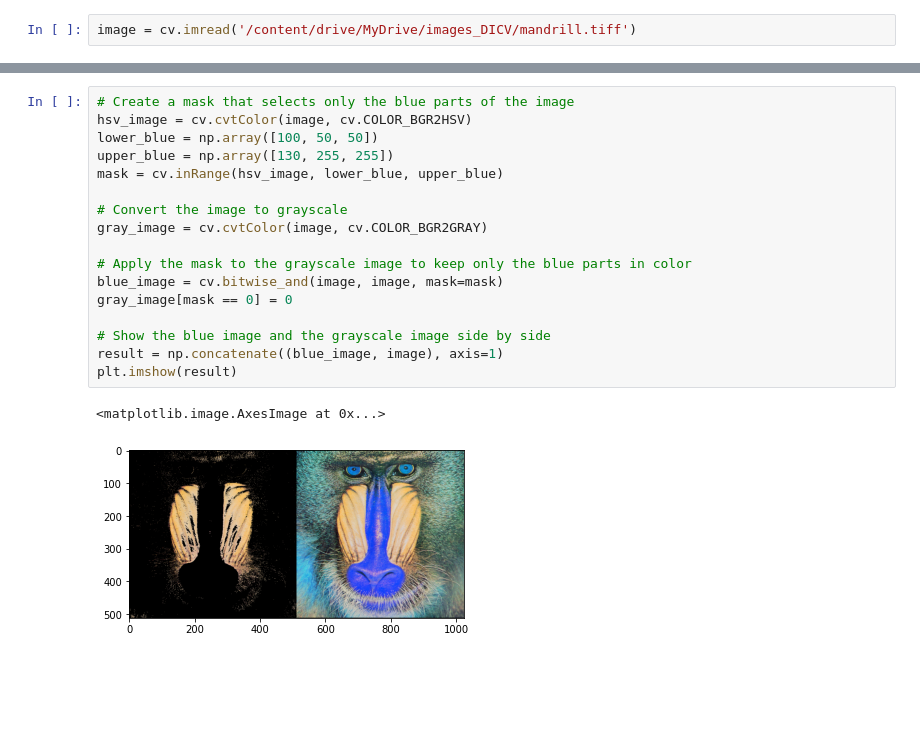
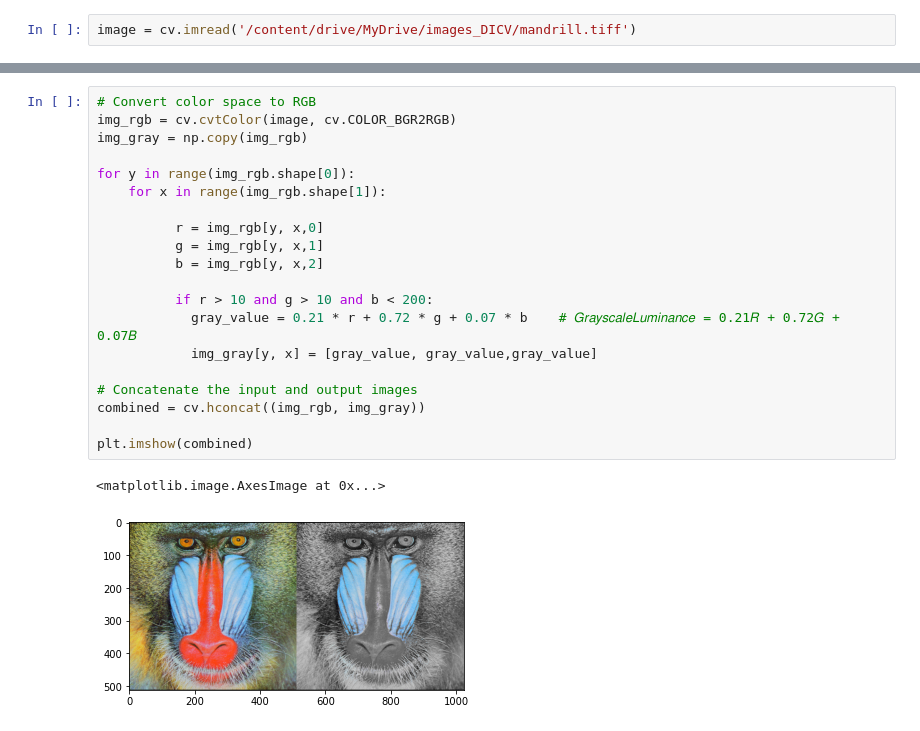
Before and after one commit to maryom99/DICV_2023_M, a Jupyter notebook: Week3_3I_Maryam.ipynb, the cells around one changed output, grey strips where cells are left out. Cells and saved outputs as stored; diff of their text form; blank space fills up the shorter version.

```diff
--- a/Week3_3I_Maryam.ipynb
+++ b/Week3_3I_Maryam.ipynb
@@ -295,20 +253,23 @@ cv2_imshow(result)
-# %%
-# Create a mask that selects only the blue parts of the image
-hsv_image = cv.cvtColor(image, cv.COLOR_BGR2HSV)
-lower_blue = np.array([100, 50, 50])
-upper_blue = np.array([130, 255, 255])
-mask = cv.inRange(hsv_image, lower_blue, upper_blue)
-
-# Convert the image to grayscale
-gray_image = cv.cvtColor(image, cv.COLOR_BGR2GRAY)
-
-# Apply the mask to the grayscale image to keep only the blue parts in color
-blue_image = cv.bitwise_and(image, image, mask=mask)
-gray_image[mask == 0] = 0
-
-# Show the blue image and the grayscale image side by side
-result = np.concatenate((blue_image, image), axis=1)
-plt.imshow(result)
-# %% [output]
-<matplotlib.image.AxesImage at 0x...>
-[figure, removed]
+# %%
+# Convert color space to RGB
+img_rgb = cv.cvtColor(image, cv.COLOR_BGR2RGB)
+img_gray = np.copy(img_rgb)
+
+for y in range(img_rgb.shape[0]):
+    for x in range(img_rgb.shape[1]):
+
+          r = img_rgb[y, x,0]
+          g = img_rgb[y, x,1]
+          b = img_rgb[y, x,2]
+
+          if r > 10 and g > 10 and b < 200:
+            gray_value = 0.21 * r + 0.72 * g + 0.07 * b    # 𝐺𝑟𝑎𝑦𝑠𝑐𝑎𝑙𝑒𝐿𝑢𝑚𝑖𝑛𝑎𝑛𝑐𝑒 = 0.21𝑅 + 0.72𝐺 + 0.07𝐵
+            img_gray[y, x] = [gray_value, gray_value,gray_value]
+
+# Concatenate the input and output images
+combined = cv.hconcat((img_rgb, img_gray))
+
+plt.imshow(combined)
+# %% [output]
+<matplotlib.image.AxesImage at 0x...>
+[figure, added]
```
Also changed, not shown: parts of 3 cells of this notebook.
